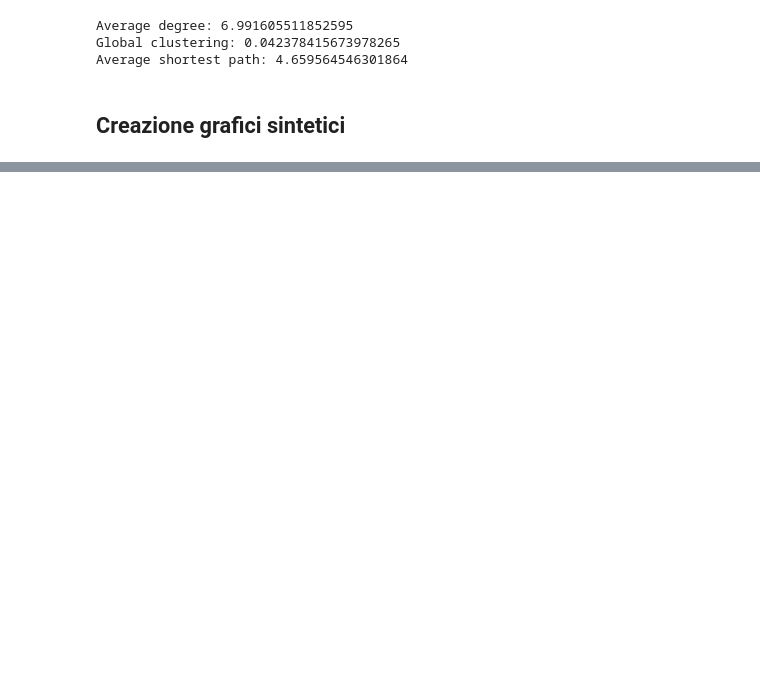
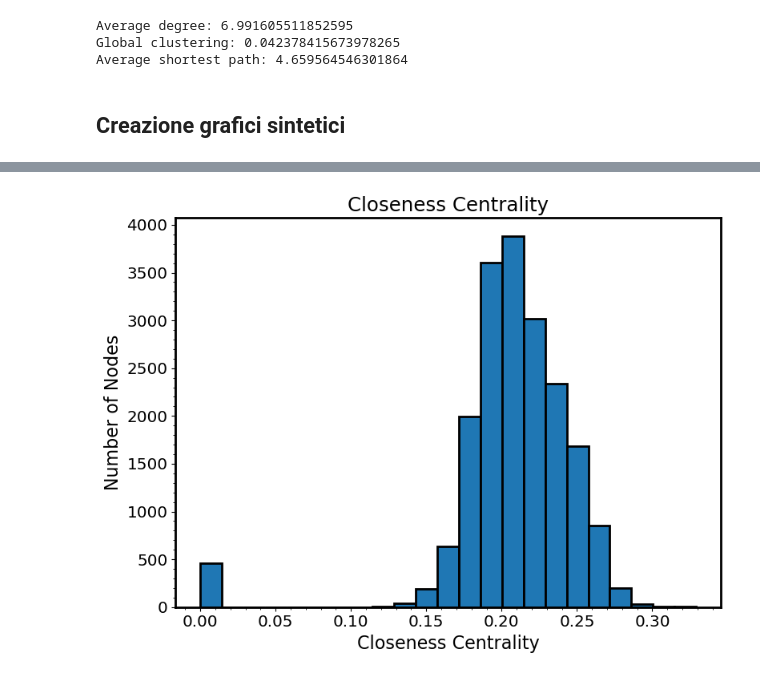
Before and after one commit to LeonardoCaridi/2024_caridi, a Jupyter notebook: network_analysis/Network_analysis.ipynb, the cells around one changed output, grey strips where cells are left out. Cells and saved outputs as stored; diff of their text form; code cells hidden in the pictures; blank space fills up the shorter version.

```diff
--- a/network_analysis/Network_analysis.ipynb
+++ b/network_analysis/Network_analysis.ipynb
@@ -123,0 +319,4 @@ random_graph = nx.erdos_renyi_graph(N, L/L_max)  # p = L/L_max
+# %%
+# Salva su json
+with open(os.path.join("centrality","degree_centrality.json"), "w") as f:
+    json.dump(degree, f, indent=4)
@@ -123,0 +327,8 @@ random_graph = nx.erdos_renyi_graph(N, L/L_max)  # p = L/L_max
+# %%
+LOAD = True # Per saltare i tempi di computazione elevati
+
+if LOAD:
+    with open(os.path.join("centrality","closeness_centrality.json"), "r") as f:
+        closeness = json.load(f)
+else:
+    closeness = nx.closeness_centrality(real_graph)
@@ -123,0 +341,9 @@ random_graph = nx.erdos_renyi_graph(N, L/L_max)  # p = L/L_max
+# %%
+plt.hist(closeness.values(), bins = 'doane', edgecolor='black')
+plt.title('Closeness Centrality')
+plt.xlabel('Closeness Centrality')
+plt.ylabel('Number of Nodes')
+plt.savefig(os.path.join("plots", "Closeness_Centrality"))
+plt.show()
+# %% [output]
+[figure, added]
```
Also changed, not shown: parts of 61 cells of this notebook, 8 other files.
